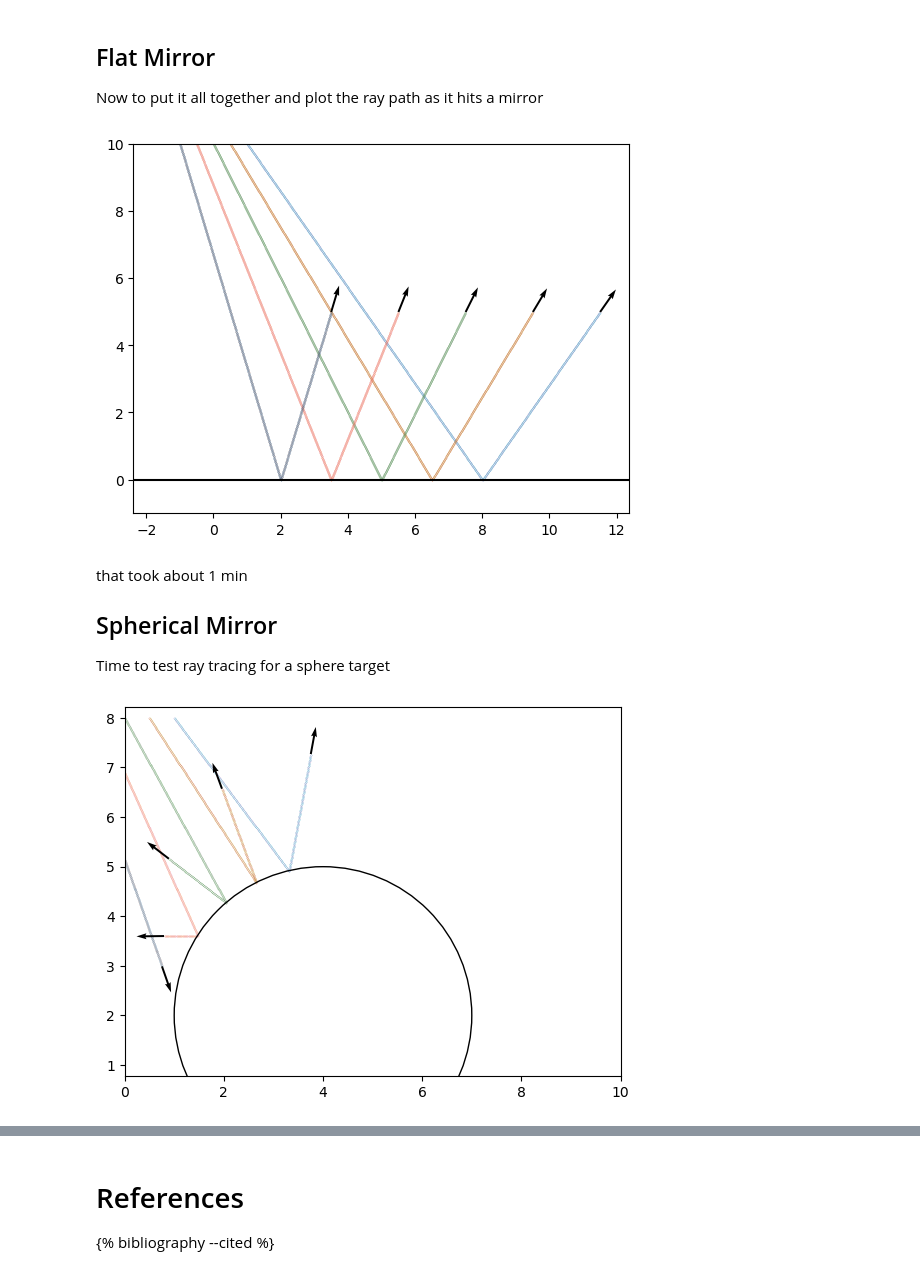
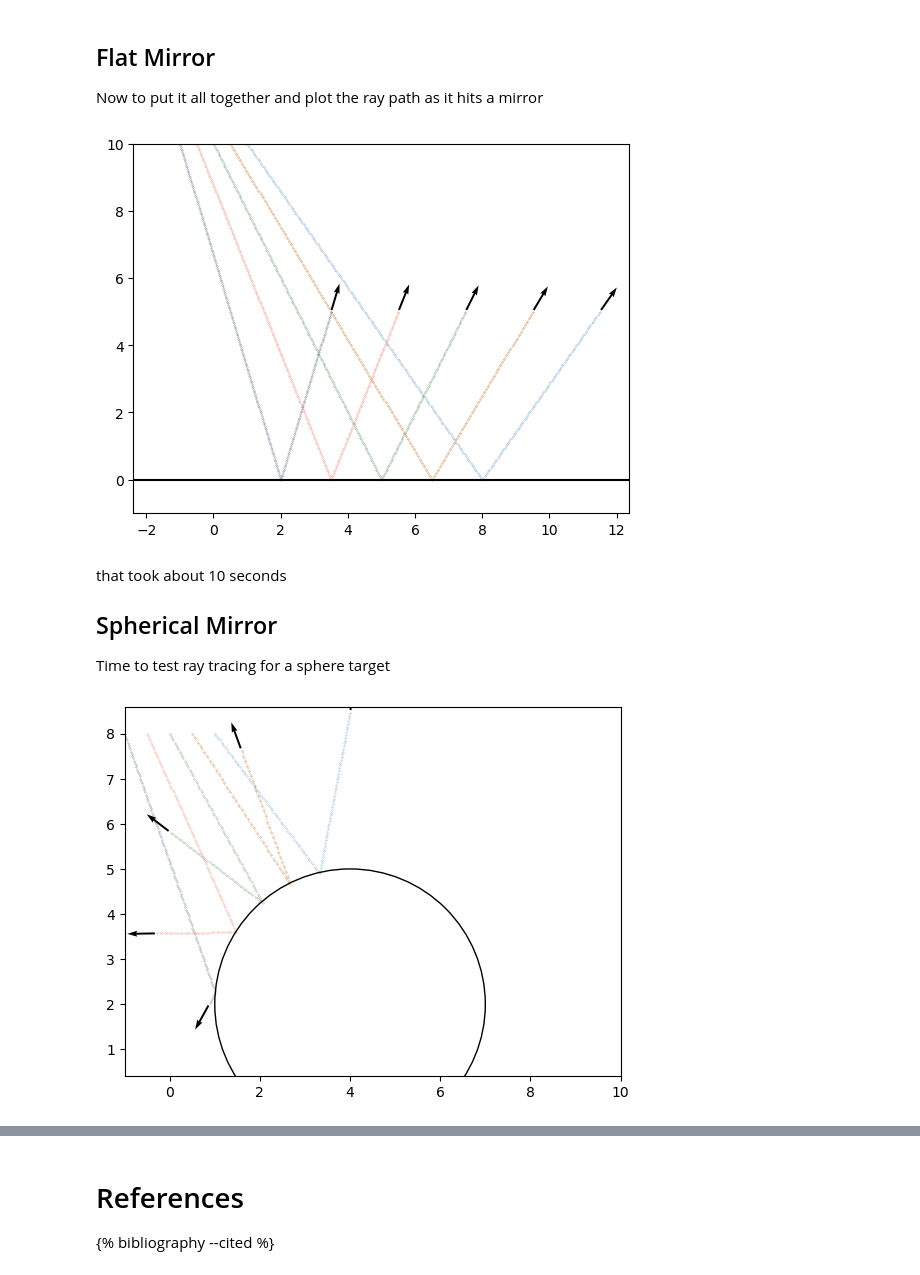
Before and after one commit to YiweiMao/blog, a Jupyter notebook: _notebooks/2020-11-31-Ray_Tracing.ipynb, the cells around one changed output, grey strips where cells are left out. Cells and saved outputs as stored; diff of their text form; code cells hidden in the pictures.

```diff
--- a/_notebooks/2020-11-31-Ray_Tracing.ipynb
+++ b/_notebooks/2020-11-31-Ray_Tracing.ipynb
@@ -99,14 +99,14 @@ function drawSurface(s::FlatSurface,bbox::Array=[0,-10,-1,10,10,10])
     p₁ = s.x̅ .- bbox_r.*x_perp
     p₂ = s.x̅ .+ bbox_r.*x_perp
 
-    plt.plot([p₁[1],p₂[1]],[p₁[2],p₂[2]],"-k")
+    plt.plot([p₁[1],p₂[1]],[p₁[3],p₂[3]],"-k")
     plt.axis("equal")
 
     bbox = [bbox[1],bbox[4],bbox[3],bbox[6]]
     plt.axis(bbox)
 end
 
-function drawSurface(s::SphereSurface,bbox::Array=[0,-10,-1,10,10,10])
+function drawSurface(s::SphereSurface,bbox::Array=[-1,-10,-1,10,10,10])
     #y = 0 # drawing on a x-z plane
     plt.gcf().gca().add_artist(plt.Circle((s.x̅[1],s.x̅[3]), s.r, fill=false))
     plt.axis("equal")
@@ -173,7 +174,7 @@ s = FlatSurface([0,0,1],[0,0,0])
 
 rays = [ Ray([0.5+0.2*i,0,-1],[i,0,10]) for i ∈ -1:0.5:1 ]
 
-Δt = 0.01 # s
+Δt = 0.05 # s
 T = 15 # s
 
 drawSurface(s)
@@ -181,7 +182,7 @@ drawSurface(s)
 for dt in 0:Δt:T
     for ray in rays
         #quiver(ray.x̅[1],ray.x̅[3],ray.v̅[1],ray.v̅[3],headaxislength=0,headlength=0,width=1e-4)
-        scatter(ray.x̅[1],ray.x̅[3],s=1e-2)
+        scatter(ray.x̅[1],ray.x̅[3],s=5e-2)
         propagate!(ray,s,Δt)
     end
 end
@@ -190,33 +191,33 @@ for ray in rays
     quiver(ray.x̅[1],ray.x̅[3],ray.v̅[1],ray.v̅[3],width=4e-3)
 end
 # %% [output]
-[figure, old version]
+[figure, new version]
 # %% [markdown]
-that took about 1 min
+that took about 10 seconds
 
 ## Spherical Mirror
 Time to test ray tracing for a sphere target
 # %%
 s = SphereSurface(3,[4,0,2])
 
 rays = [ Ray([0.55+0.2*i,0,-1],[i,0,8]) for i ∈ -1:0.5:1 ]
 
-Δt = 0.01 # s
-T = 5 # s
+Δt = 0.05 # s
+T = 6 # s
 
 drawSurface(s)
 
 for dt in 0:Δt:T
     for ray in rays
         #quiver(ray.x̅[1],ray.x̅[3],ray.v̅[1],ray.v̅[3],headaxislength=0,headlength=0,width=1e-4)
-        scatter(ray.x̅[1],ray.x̅[3],s=1e-2)
+        scatter(ray.x̅[1],ray.x̅[3],s=5e-2)
         propagate!(ray,s,Δt)
     end
 end
 
 for ray in rays
     quiver(ray.x̅[1],ray.x̅[3],ray.v̅[1],ray.v̅[3],width=4e-3)
 end
 # %% [output]
-[figure, old version]
+[figure, new version]
 # %% [markdown]
```
Also changed, not shown: parts of 4 cells of this notebook.
